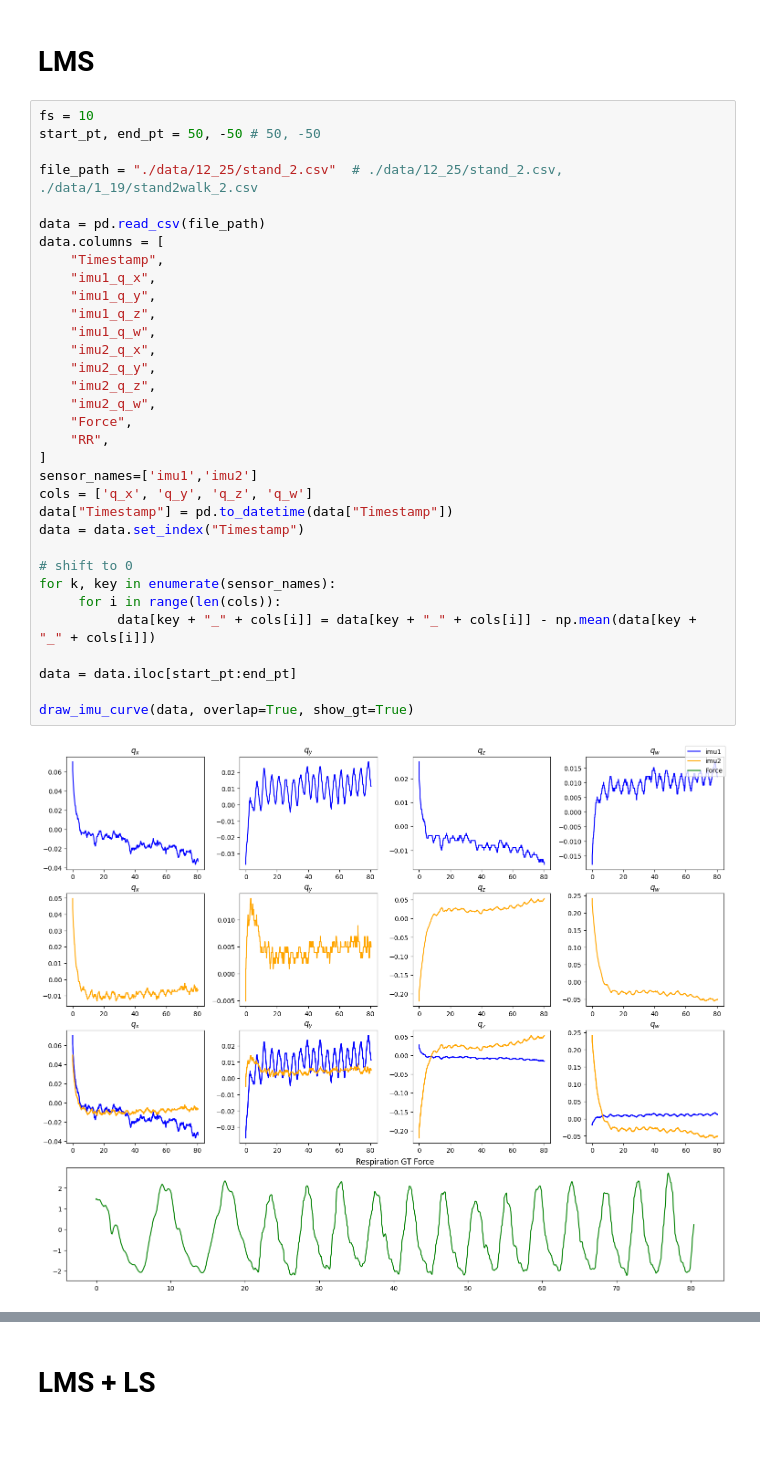
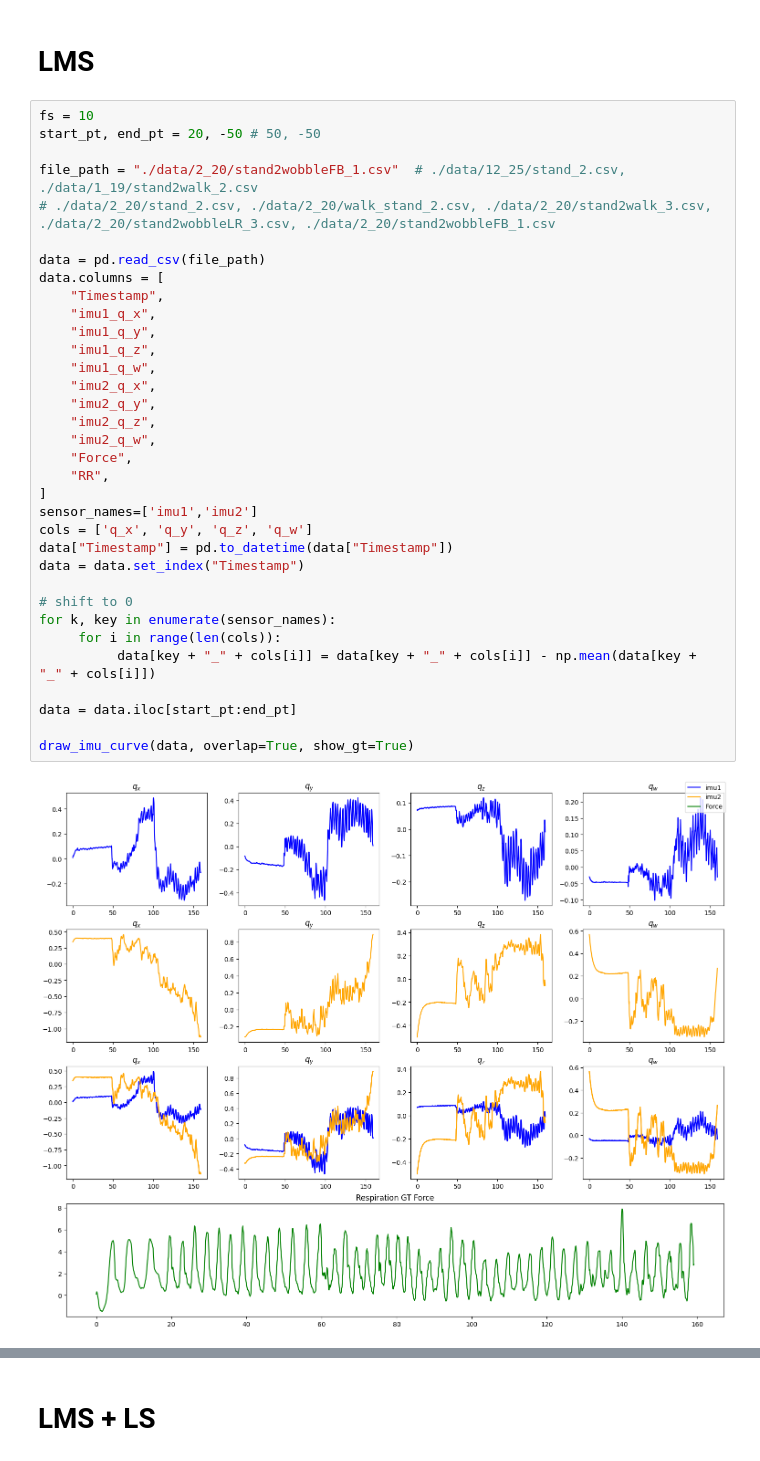
Before and after one commit to Yang-Yun-Yeh/RR-HR, a Jupyter notebook: ANC.ipynb, the cells around one changed output, grey strips where cells are left out. Cells and saved outputs as stored; diff of their text form.

Commit message:
Add new data

```diff
--- a/ANC.ipynb
+++ b/ANC.ipynb
@@ -10,39 +10,40 @@ from utils.FIR_filter import *
 # LMS
 # %%
 fs = 10
-start_pt, end_pt = 50, -50 # 50, -50
+start_pt, end_pt = 20, -50 # 50, -50
 
-file_path = "./data/12_25/stand_2.csv"  # ./data/12_25/stand_2.csv, ./data/1_19/stand2walk_2.csv
+file_path = "./data/2_20/stand2wobbleFB_1.csv"  # ./data/12_25/stand_2.csv, ./data/1_19/stand2walk_2.csv
+# ./data/2_20/stand_2.csv, ./data/2_20/walk_stand_2.csv, ./data/2_20/stand2walk_3.csv, ./data/2_20/stand2wobbleLR_3.csv, ./data/2_20/stand2wobbleFB_1.csv
 
 data = pd.read_csv(file_path)
 data.columns = [
     "Timestamp",
     "imu1_q_x",
     "imu1_q_y",
     "imu1_q_z",
     "imu1_q_w",
     "imu2_q_x",
     "imu2_q_y",
     "imu2_q_z",
     "imu2_q_w",
     "Force",
     "RR",
 ]
 sensor_names=['imu1','imu2']
 cols = ['q_x', 'q_y', 'q_z', 'q_w']
 data["Timestamp"] = pd.to_datetime(data["Timestamp"])
 data = data.set_index("Timestamp")
 
 # shift to 0
 for k, key in enumerate(sensor_names):
      for i in range(len(cols)):
           data[key + "_" + cols[i]] = data[key + "_" + cols[i]] - np.mean(data[key + "_" + cols[i]])
 
 data = data.iloc[start_pt:end_pt]
 
 draw_imu_curve(data, overlap=True, show_gt=True)
 # %% [output]
-[figure, old version]
+[figure, new version]
 # %%
 NTAPS = 10 # 10
 LEARNING_RATE = 0.005 # 0.001
```
Also changed, not shown: parts of 6 cells of this notebook, 18 other files.
